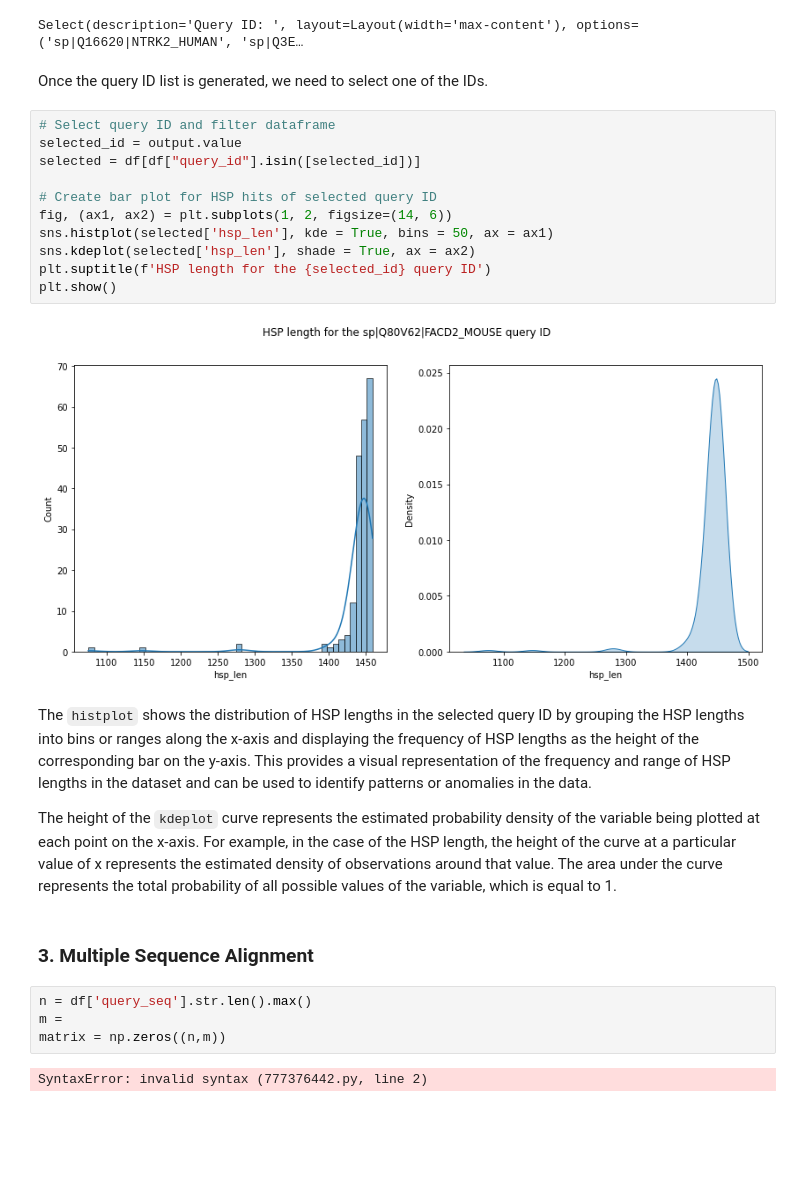
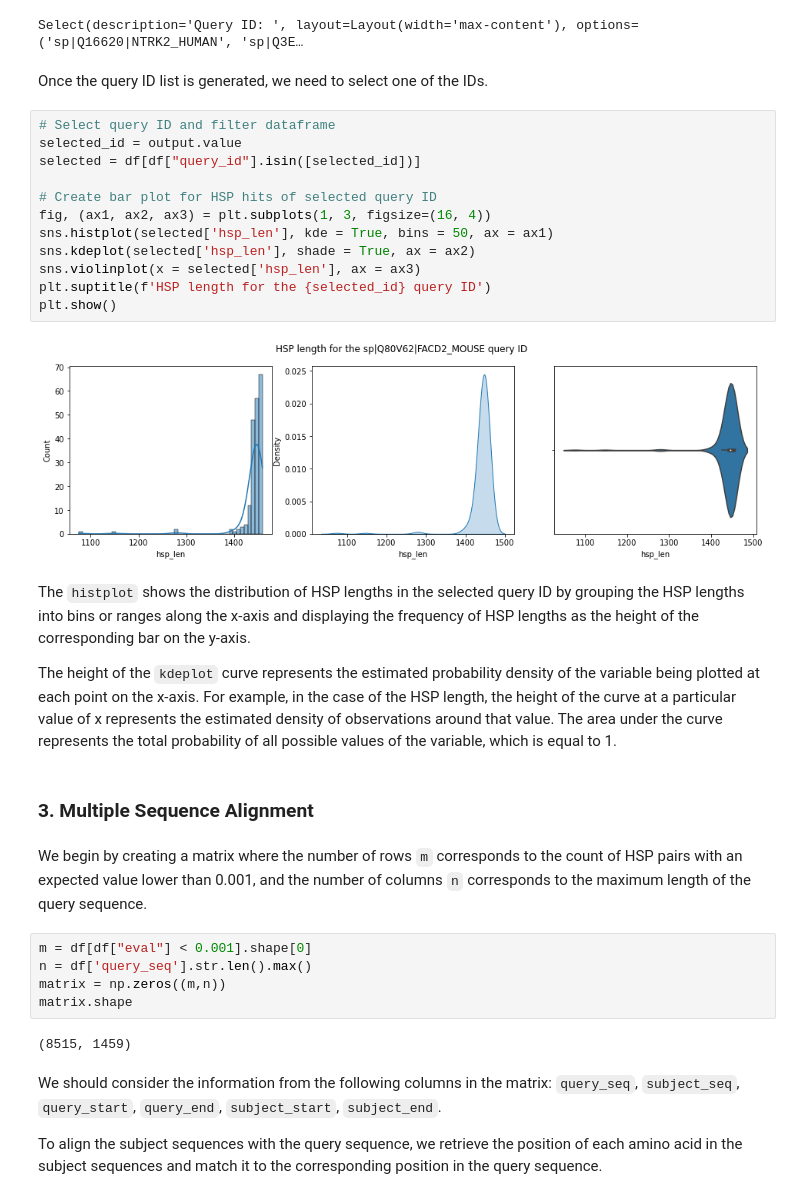
Before and after one commit to AlyaHarvelle/HMMER, a Jupyter notebook: MSA_1404.ipynb, the cells around one changed output. Cells and saved outputs as stored; diff of their text form; blank space fills up the shorter version.

```diff
--- a/MSA_1404.ipynb
+++ b/MSA_1404.ipynb
@@ -137,30 +145,38 @@ output = widgets.Select(
 display(output)
 # %% [output]
 Select(description='Query ID: ', layout=Layout(width='max-content'), options=('sp|Q16620|NTRK2_HUMAN', 'sp|Q3E…
-# %% [markdown]
-Once the query ID list is generated, we need to select one of the IDs.
+# %% [markdown]
+Once the query ID list is generated, we need to select one of the IDs.
 # %%
 # Select query ID and filter dataframe
 selected_id = output.value
 selected = df[df["query_id"].isin([selected_id])]
 
 # Create bar plot for HSP hits of selected query ID
-fig, (ax1, ax2) = plt.subplots(1, 2, figsize=(14, 6))
+fig, (ax1, ax2, ax3) = plt.subplots(1, 3, figsize=(16, 4))
 sns.histplot(selected['hsp_len'], kde = True, bins = 50, ax = ax1)
 sns.kdeplot(selected['hsp_len'], shade = True, ax = ax2)
+sns.violinplot(x = selected['hsp_len'], ax = ax3)
 plt.suptitle(f'HSP length for the {selected_id} query ID')
 plt.show()
 # %% [output]
-[figure, old version]
+[figure, new version]
 # %% [markdown]
-The `histplot` shows the distribution of HSP lengths in the selected query ID by grouping the HSP lengths into bins or ranges along the x-axis and displaying the frequency of HSP lengths as the height of the corresponding bar on the y-axis. This provides a visual representation of the frequency and range of HSP lengths in the dataset and can be used to identify patterns or anomalies in the data.
+The `histplot` shows the distribution of HSP lengths in the selected query ID by grouping the HSP lengths into bins or ranges along the x-axis and displaying the frequency of HSP lengths as the height of the corresponding bar on the y-axis.
 
 The height of the `kdeplot` curve represents the estimated probability density of the variable being plotted at each point on the x-axis. For example, in the case of the HSP length, the height of the curve at a particular value of x represents the estimated density of observations around that value. The area under the curve represents the total probability of all possible values of the variable, which is equal to 1.
 # %% [markdown]
 ### 3. Multiple Sequence Alignment
+# %% [markdown]
+We begin by creating a matrix where the number of rows `m` corresponds to the count of HSP pairs with an expected value lower than 0.001, and the number of columns `n` corresponds to the maximum length of the query sequence.
 # %%
+m = df[df["eval"] < 0.001].shape[0]
 n = df['query_seq'].str.len().max()
-m =
-matrix = np.zeros((n,m))
+matrix = np.zeros((m,n))
+matrix.shape
 # %% [output]
-SyntaxError: invalid syntax (777376442.py, line 2)
+(8515, 1459)
+# %% [markdown]
+We should consider the information from the following columns in the matrix: `query_seq`, `subject_seq`, `query_start`, `query_end`, `subject_start`, `subject_end`.
+
+To align the subject sequences with the query sequence, we retrieve the position of each amino acid in the subject sequences and match it to the corresponding position in the query sequence.
```
Also changed, not shown: parts of 7 cells of this notebook.
